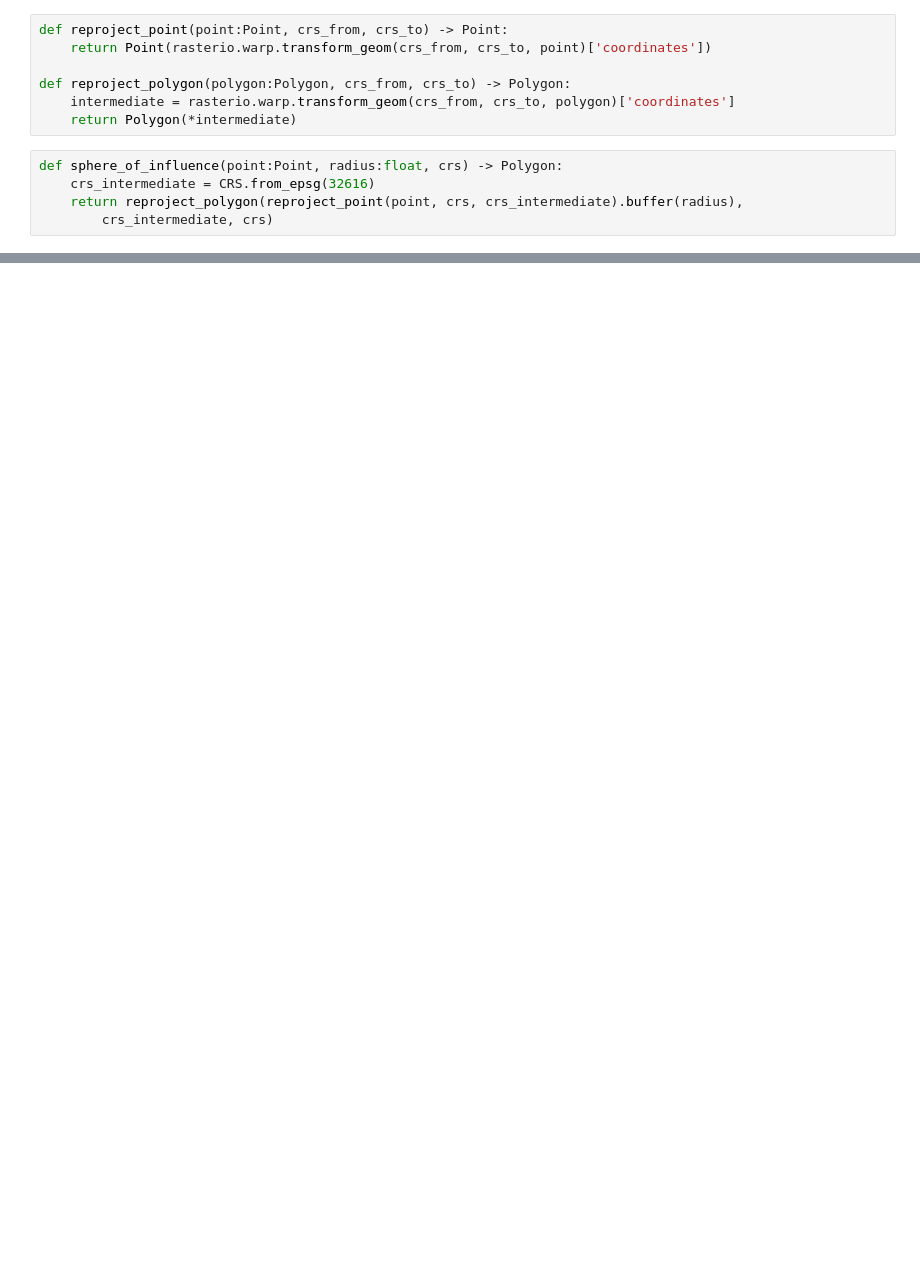
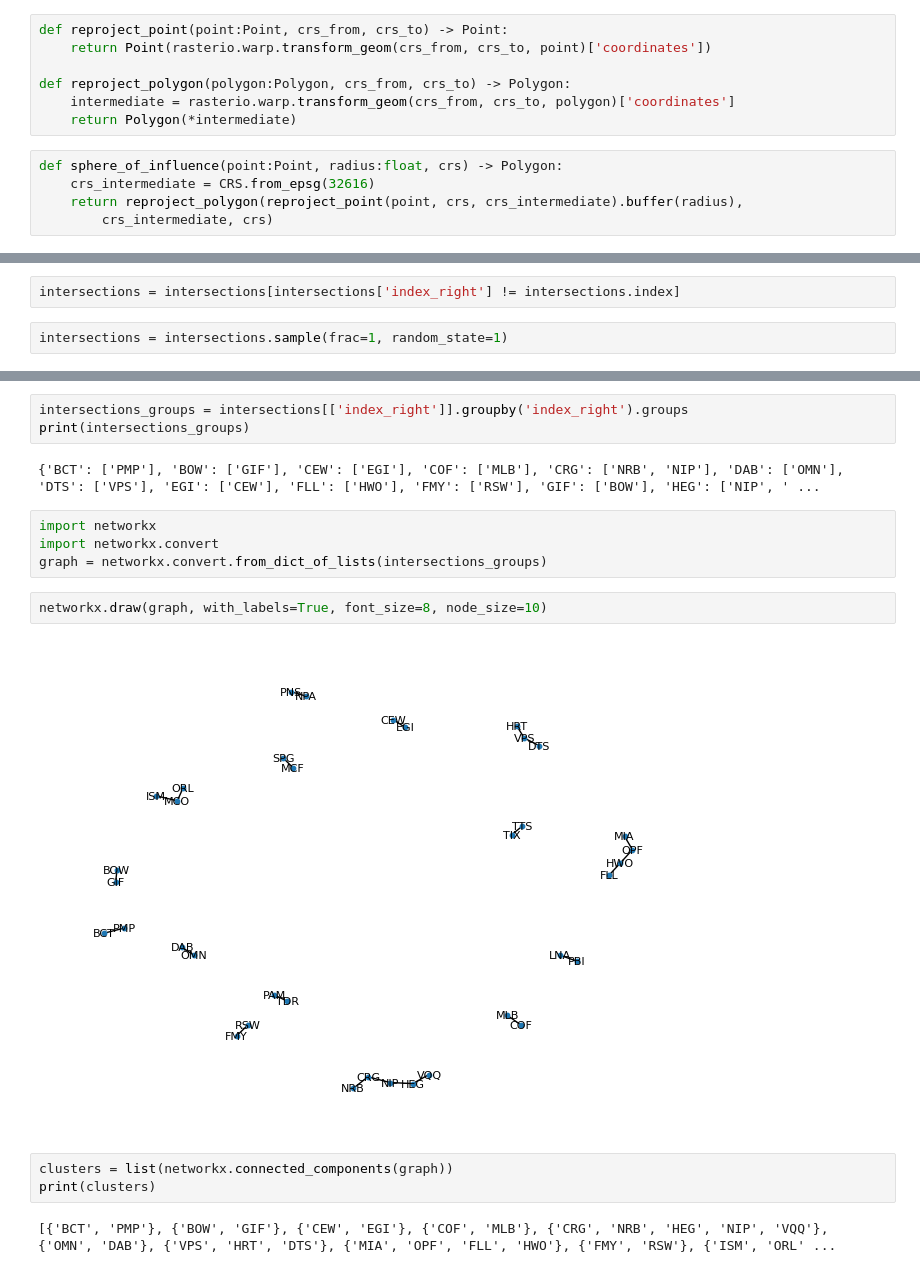
Before and after one commit to ErikWessel/MSCC-Notebooks, a Jupyter notebook: ml_data_preprocessing.ipynb, the cells around one changed output, grey strips where cells are left out. Saved outputs shown, nothing was run; the diff lists cells and outputs as text; blank space fills up the shorter version.

```diff
--- a/ml_data_preprocessing.ipynb
+++ b/ml_data_preprocessing.ipynb
@@ -561,0 +232,4 @@ array([[[1.000e+00,       nan],
+# %%
+intersections = intersections[intersections['index_right'] != intersections.index]
+# %%
+intersections = intersections.sample(frac=1, random_state=1)
@@ -561,0 +246,18 @@ array([[[1.000e+00,       nan],
+# %%
+intersections_groups = intersections[['index_right']].groupby('index_right').groups
+print(intersections_groups)
+# %% [output]
+{'BCT': ['PMP'], 'BOW': ['GIF'], 'CEW': ['EGI'], 'COF': ['MLB'], 'CRG': ['NRB', 'NIP'], 'DAB': ['OMN'], 'DTS': ['VPS'], 'EGI': ['CEW'], 'FLL': ['HWO'], 'FMY': ['RSW'], 'GIF': ['BOW'], 'HEG': ['NIP', ' ...
+# %%
+import networkx
+import networkx.convert
+graph = networkx.convert.from_dict_of_lists(intersections_groups)
+# %%
+networkx.draw(graph, with_labels=True, font_size=8, node_size=10)
+# %% [output]
+[figure, added]
+# %%
+clusters = list(networkx.connected_components(graph))
+print(clusters)
+# %% [output]
+[{'BCT', 'PMP'}, {'BOW', 'GIF'}, {'CEW', 'EGI'}, {'COF', 'MLB'}, {'CRG', 'NRB', 'HEG', 'NIP', 'VQQ'}, {'OMN', 'DAB'}, {'VPS', 'HRT', 'DTS'}, {'MIA', 'OPF', 'FLL', 'HWO'}, {'FMY', 'RSW'}, {'ISM', 'ORL' ...
```
Also changed, not shown: parts of 132 cells of this notebook, 4 other files.
